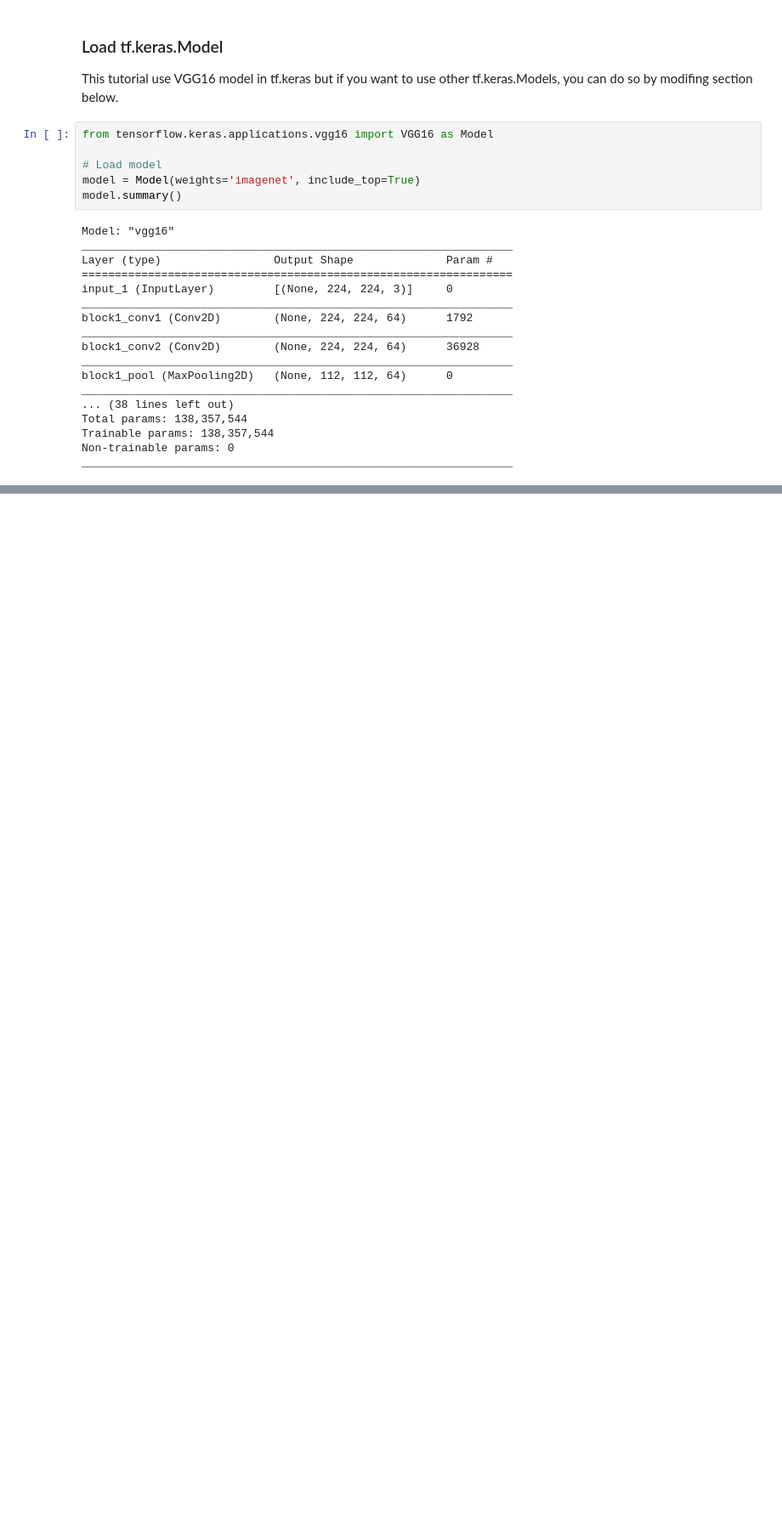
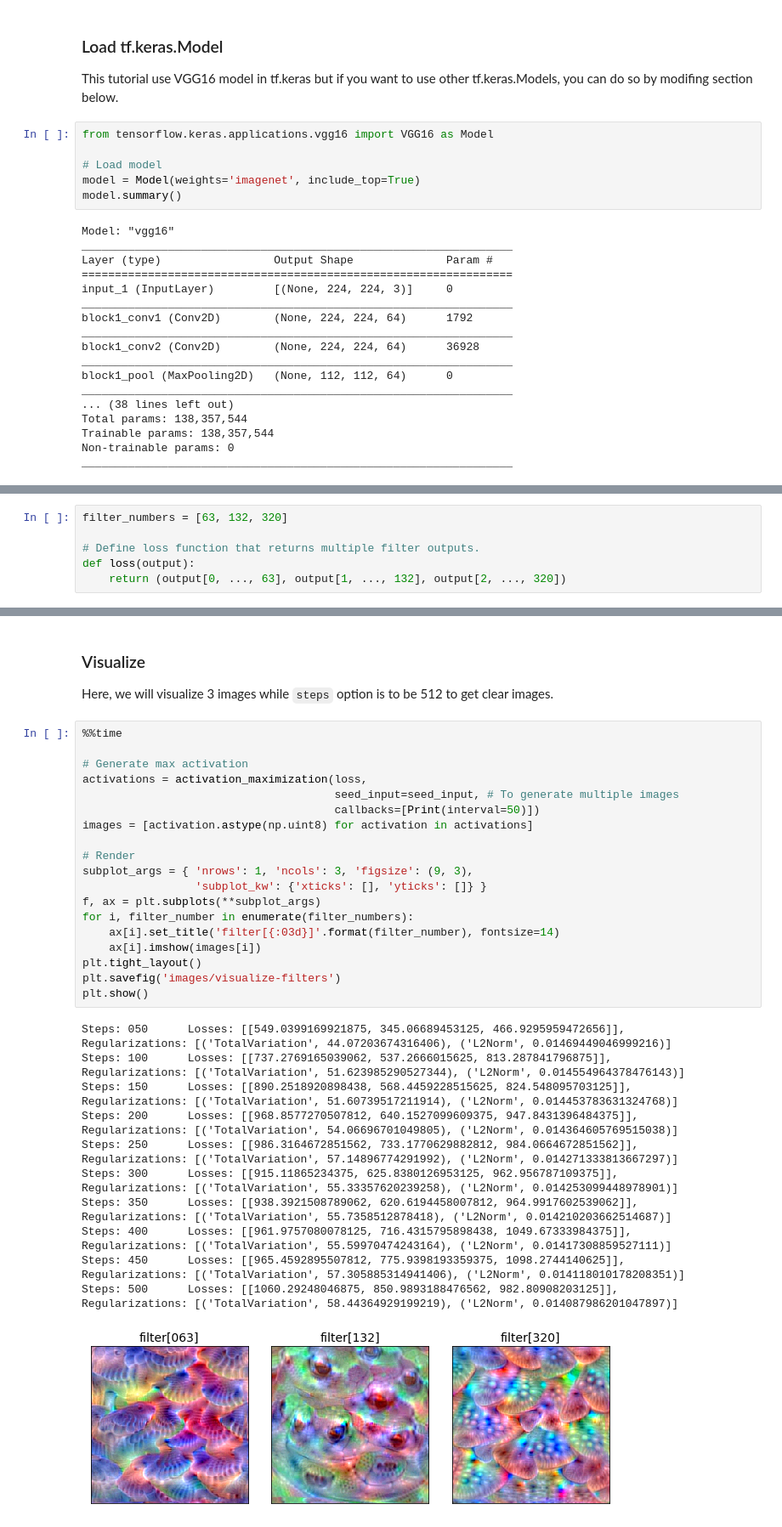
Before and after one commit to keisen/tf-keras-vis, a Jupyter notebook: examples/visualize_conv_filters.ipynb, the cells around one changed output, grey strips where cells are left out. Shown at 85% size. Cells and saved outputs as stored; diff of their text form; blank space fills up the shorter version.

```diff
--- a/examples/visualize_conv_filters.ipynb
+++ b/examples/visualize_conv_filters.ipynb
@@ -90,0 +126,6 @@ plt.show()
+# %%
+filter_numbers = [63, 132, 320]
+
+# Define loss function that returns multiple filter outputs.
+def loss(output):
+    return (output[0, ..., 63], output[1, ..., 132], output[2, ..., 320])
@@ -90,0 +140,35 @@ plt.show()
+# %% [markdown]
+### Visualize
+
+Here, we will visualize 3 images while `steps` option is to be 512 to get clear images.
+# %%
+%%time
+
+# Generate max activation
+activations = activation_maximization(loss,
+                                      seed_input=seed_input, # To generate multiple images
+                                      callbacks=[Print(interval=50)])
+images = [activation.astype(np.uint8) for activation in activations]
+
+# Render
+subplot_args = { 'nrows': 1, 'ncols': 3, 'figsize': (9, 3),
+                 'subplot_kw': {'xticks': [], 'yticks': []} }
+f, ax = plt.subplots(**subplot_args)
+for i, filter_number in enumerate(filter_numbers):
+    ax[i].set_title('filter[{:03d}]'.format(filter_number), fontsize=14)
+    ax[i].imshow(images[i])
+plt.tight_layout()
+plt.savefig('images/visualize-filters')
+plt.show()
+# %% [output]
+Steps: 050      Losses: [[549.0399169921875, 345.06689453125, 466.9295959472656]],      Regularizations: [('TotalVariation', 44.07203674316406), ('L2Norm', 0.01469449046999216)]
+Steps: 100      Losses: [[737.2769165039062, 537.2666015625, 813.287841796875]],        Regularizations: [('TotalVariation', 51.623985290527344), ('L2Norm', 0.014554964378476143)]
+Steps: 150      Losses: [[890.2518920898438, 568.4459228515625, 824.548095703125]],     Regularizations: [('TotalVariation', 51.60739517211914), ('L2Norm', 0.014453783631324768)]
+Steps: 200      Losses: [[968.8577270507812, 640.1527099609375, 947.8431396484375]],    Regularizations: [('TotalVariation', 54.06696701049805), ('L2Norm', 0.014364605769515038)]
+Steps: 250      Losses: [[986.3164672851562, 733.1770629882812, 984.0664672851562]],    Regularizations: [('TotalVariation', 57.14896774291992), ('L2Norm', 0.014271333813667297)]
+Steps: 300      Losses: [[915.11865234375, 625.8380126953125, 962.956787109375]],       Regularizations: [('TotalVariation', 55.33357620239258), ('L2Norm', 0.014253099448978901)]
+Steps: 350      Losses: [[938.3921508789062, 620.6194458007812, 964.9917602539062]],    Regularizations: [('TotalVariation', 55.7358512878418), ('L2Norm', 0.014210203662514687)]
+Steps: 400      Losses: [[961.9757080078125, 716.4315795898438, 1049.67333984375]],     Regularizations: [('TotalVariation', 55.59970474243164), ('L2Norm', 0.01417308859527111)]
+Steps: 450      Losses: [[965.4592895507812, 775.9398193359375, 1098.2744140625]],      Regularizations: [('TotalVariation', 57.305885314941406), ('L2Norm', 0.014118010178208351)]
+Steps: 500      Losses: [[1060.29248046875, 850.9893188476562, 982.80908203125]],       Regularizations: [('TotalVariation', 58.44364929199219), ('L2Norm', 0.014087986201047897)]
+[figure, added]
```
Also changed, not shown: parts of 20 cells of this notebook, 9 other files.
